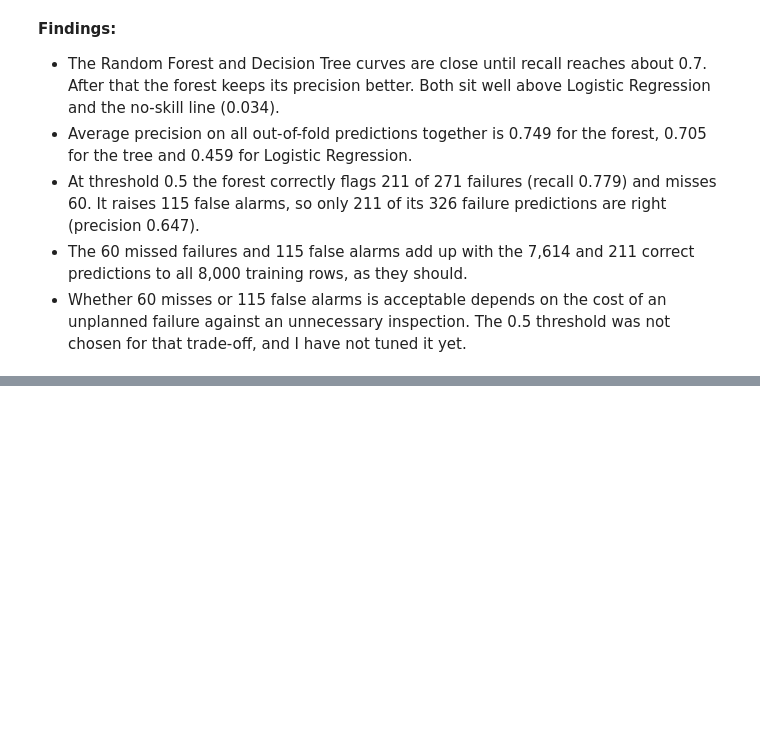
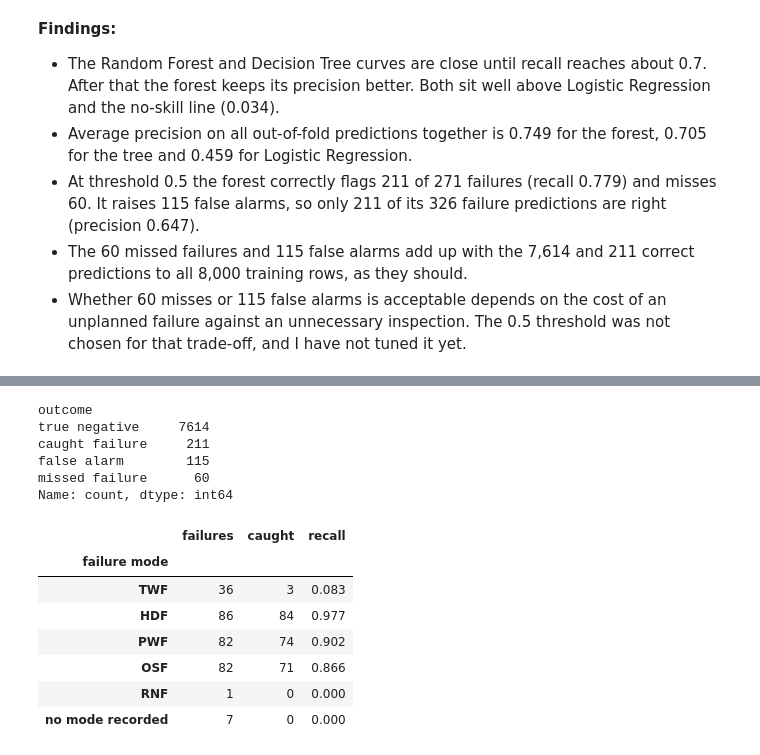
Before and after one commit to NathanL05/ct4101-ml-portfolio, a Jupyter notebook: notebooks/03_models_and_evaluation.ipynb, the cells around one changed output, grey strips where cells are left out. Saved outputs shown, nothing was run; the diff lists cells and outputs as text; code cells hidden in the pictures; blank space fills up the shorter version.

```diff
--- a/notebooks/03_models_and_evaluation.ipynb
+++ b/notebooks/03_models_and_evaluation.ipynb
@@ -340,0 +345,38 @@ plt.show()
+# %%
+errors = df.loc[X_train.index].copy()
+errors["pred"] = oof_pred_rf
+errors["outcome"] = "true negative"
+errors.loc[(errors["Machine failure"] == 1) & (errors["pred"] == 1), "outcome"] = "caught failure"
+errors.loc[(errors["Machine failure"] == 1) & (errors["pred"] == 0), "outcome"] = "missed failure"
+errors.loc[(errors["Machine failure"] == 0) & (errors["pred"] == 1), "outcome"] = "false alarm"
+print(errors["outcome"].value_counts())
+
+failures = errors[errors["Machine failure"] == 1]
+modes = ["TWF", "HDF", "PWF", "OSF", "RNF"]
+
+mode_rows = []
+for m in modes:
+    sub = failures[failures[m] == 1]
+    mode_rows.append({"failure mode": m, "failures": len(sub),
+                      "caught": int(sub["pred"].sum()), "recall": round(sub["pred"].mean(), 3)})
+none = failures[failures[modes].sum(axis=1) == 0]
+mode_rows.append({"failure mode": "no mode recorded", "failures": len(none),
+                  "caught": int(none["pred"].sum()), "recall": round(none["pred"].mean(), 3)})
+
+mode_table = pd.DataFrame(mode_rows).set_index("failure mode")
+mode_table
+# %% [output]
+outcome
+true negative     7614
+caught failure     211
+false alarm        115
+missed failure      60
+Name: count, dtype: int64
+|  | failures | caught | recall |
+| failure mode |  |  |  |
+| TWF | 36 | 3 | 0.083 |
+| HDF | 86 | 84 | 0.977 |
+| PWF | 82 | 74 | 0.902 |
+| OSF | 82 | 71 | 0.866 |
+| RNF | 1 | 0 | 0.000 |
+| no mode recorded | 7 | 0 | 0.000 |
```
Also changed, not shown: parts of 3 cells of this notebook, 1 other file.
